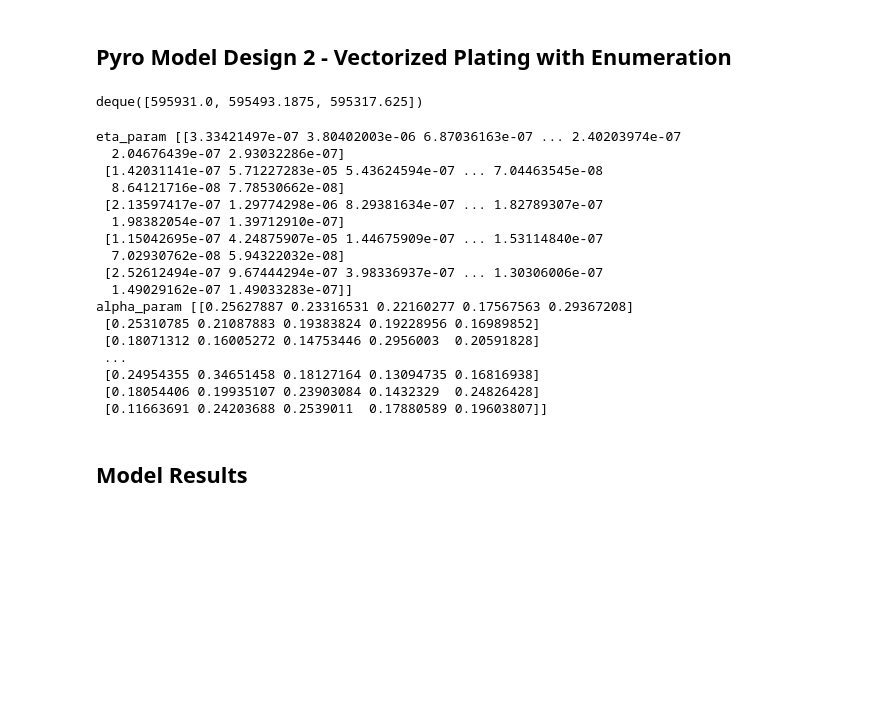
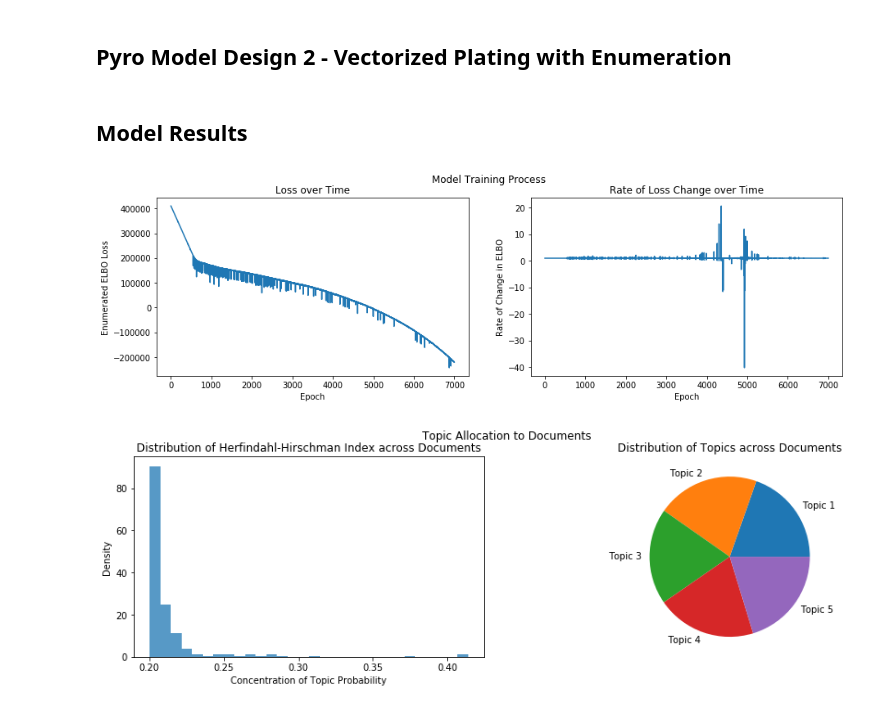
Before and after one commit to navyamehta/data-sentiment-NLP, a Jupyter notebook: BBC-news-data/LDA on BBC News (Pyro).ipynb, the cells around one changed output. Drawn from its saved outputs; the diff is of its cells as text; code cells hidden in the pictures; blank space fills up the shorter version.

```diff
--- a/BBC-news-data/LDA on BBC News (Pyro).ipynb
+++ b/BBC-news-data/LDA on BBC News (Pyro).ipynb
@@ -194,30 +198,45 @@ for i in range(3):
     #          str(round(time.time()-start))+" seconds")
 print(time.time()-start)
 #pyro.get_param_store().save("./ldapyro1.cst")
-# %%
-losses
-# %% [output]
-deque([595931.0, 595493.1875, 595317.625])
-# %%
-for name in pyro.get_param_store().get_all_param_names():
-    print(name, pyro.param(name).data.numpy())
-# %% [output]
-eta_param [[3.33421497e-07 3.80402003e-06 6.87036163e-07 ... 2.40203974e-07
-  2.04676439e-07 2.93032286e-07]
- [1.42031141e-07 5.71227283e-05 5.43624594e-07 ... 7.04463545e-08
-  8.64121716e-08 7.78530662e-08]
- [2.13597417e-07 1.29774298e-06 8.29381634e-07 ... 1.82789307e-07
-  1.98382054e-07 1.39712910e-07]
- [1.15042695e-07 4.24875907e-05 1.44675909e-07 ... 1.53114840e-07
-  7.02930762e-08 5.94322032e-08]
- [2.52612494e-07 9.67444294e-07 3.98336937e-07 ... 1.30306006e-07
-  1.49029162e-07 1.49033283e-07]]
-alpha_param [[0.25627887 0.23316531 0.22160277 0.17567563 0.29367208]
- [0.25310785 0.21087883 0.19383824 0.19228956 0.16989852]
- [0.18071312 0.16005272 0.14753446 0.2956003  0.20591828]
- ...
- [0.24954355 0.34651458 0.18127164 0.13094735 0.16816938]
- [0.18054406 0.19935107 0.23903084 0.1432329  0.24826428]
- [0.11663691 0.24203688 0.2539011  0.17880589 0.19603807]]
 # %% [markdown]
 <h2> Model Results </h2>
+# %%
+#Open the relevant param-store and loss vector for the design to be visualized
+pyro.get_param_store().load("./ldapyro.cst")
+losses = pickle.load(open("./lossvec.pkl","rb"))
+# %%
+#Loss visualizations
+plt.figure(figsize=(15,4))
+plt.suptitle("Model Training Process")
+plt.subplot(1,2,1)
+losses = pd.Series(losses, index=np.arange(1,len(losses)+1))
+losses.plot()
+plt.xlabel("Epoch")
+plt.ylabel("Enumerated ELBO Loss")
+plt.title("Loss over Time")
+plt.subplot(1,2,2)
+(losses/losses.shift(1)).dropna().plot()
+plt.xlabel("Epoch")
+plt.ylabel("Rate of Change in ELBO")
+plt.title("Rate of Loss Change over Time")
+plt.show()
+# %% [output]
+[figure, added]
+# %%
+alpha = pyro.param('alpha_param').data.numpy()
+#Apply softmax activation to convert logits to probabilities
+alpha = np.exp(alpha)
+alpha = alpha/np.sum(alpha, axis=1).reshape(-1,1)
+plt.figure(figsize=(15,4))
+plt.suptitle("Topic Allocation to Documents")
+plt.subplot(1,2,1)
+plt.hist(np.sum(alpha**2, axis=1), bins=30, alpha=0.75, density=True)
+plt.ylabel("Density")
+plt.xlabel("Concentration of Topic Probability")
+plt.title("Distribution of Herfindahl-Hirschman Index across Documents")
+plt.subplot(1,2,2)
+plt.pie(np.sum(alpha,axis=0), labels=["Topic 1","Topic 2","Topic 3","Topic 4","Topic 5"])
+plt.title("Distribution of Topics across Documents")
+plt.show()
+# %% [output]
+[figure, added]
```
Also changed, not shown: parts of 11 cells of this notebook, 2 other files.
